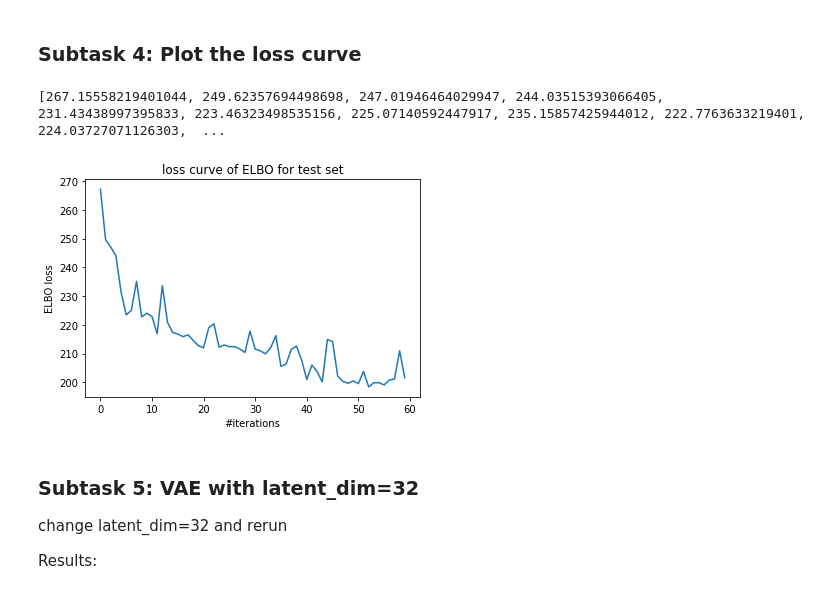
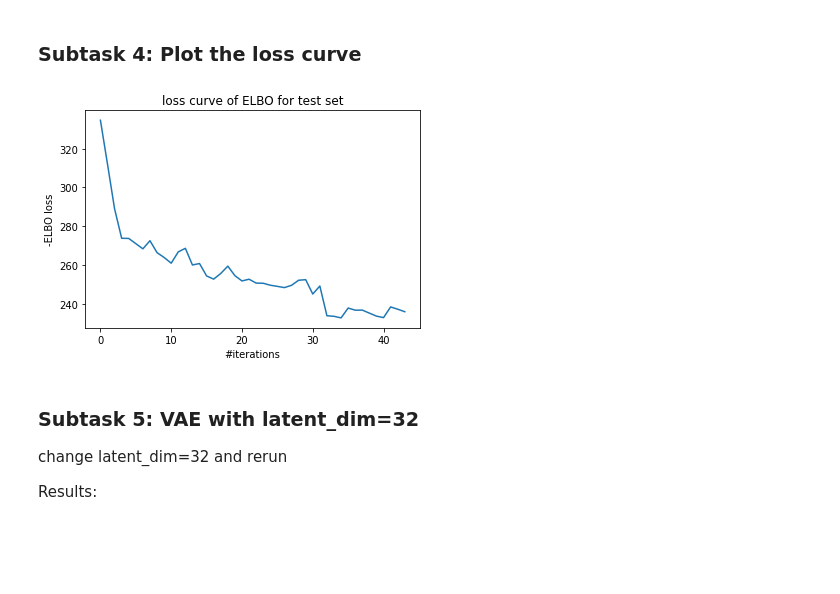
Before and after one commit to sonmikrafft-uni-MLCMS/ex4, a Jupyter notebook: task3/task_3.ipynb, the cells around one changed output. Drawn from its saved outputs; the diff is of its cells as text; code cells hidden in the pictures; blank space fills up the shorter version.

Commit message:
use test set as validation set

```diff
--- a/task3/task_3.ipynb
+++ b/task3/task_3.ipynb
@@ -176,5 +179,5 @@ opt = tf.keras.optimizers.Adam(learning_rate=0.001)
 vae.compile(optimizer=opt, loss=kl_reconstruction_loss)
 
 # Train autoencoder
-history = vae.fit(input_train, input_train, epochs=no_epochs, batch_size=batch_size, validation_split=validation_split, callbacks=[early_stopping])
+history = vae.fit(input_train, input_train, epochs=100, batch_size=batch_size, validation_data=(input_test, input_test), callbacks=[early_stopping])
 # %% [output]
@@ -279,17 +276,14 @@ vis_reconstruction(15)
 # %%
 #print(vae.history.history)
 loss_history = history.history['val_loss']
-print(loss_history)
+
+plt.plot(loss_history)
+plt.title("loss curve of ELBO for test set")
+plt.xlabel('#iterations')
+plt.ylabel('-ELBO loss')
+plt.show()
 # %% [output]
-[267.15558219401044, 249.62357694498698, 247.01946464029947, 244.03515393066405, 231.43438997395833, 223.46323498535156, 225.07140592447917, 235.15857425944012, 222.7763633219401, 224.03727071126303,  ...
+[figure, added]
-# %%
-plt.plot(loss_history)
-plt.title("loss curve of ELBO for test set")
-plt.xlabel('#iterations')
-plt.ylabel('ELBO loss')
-plt.show()
-# %% [output]
-[figure, removed]
 # %% [markdown]
 ### Subtask 5: VAE with latent_dim=32
 
```
Also changed, not shown: parts of 5 cells of this notebook.
